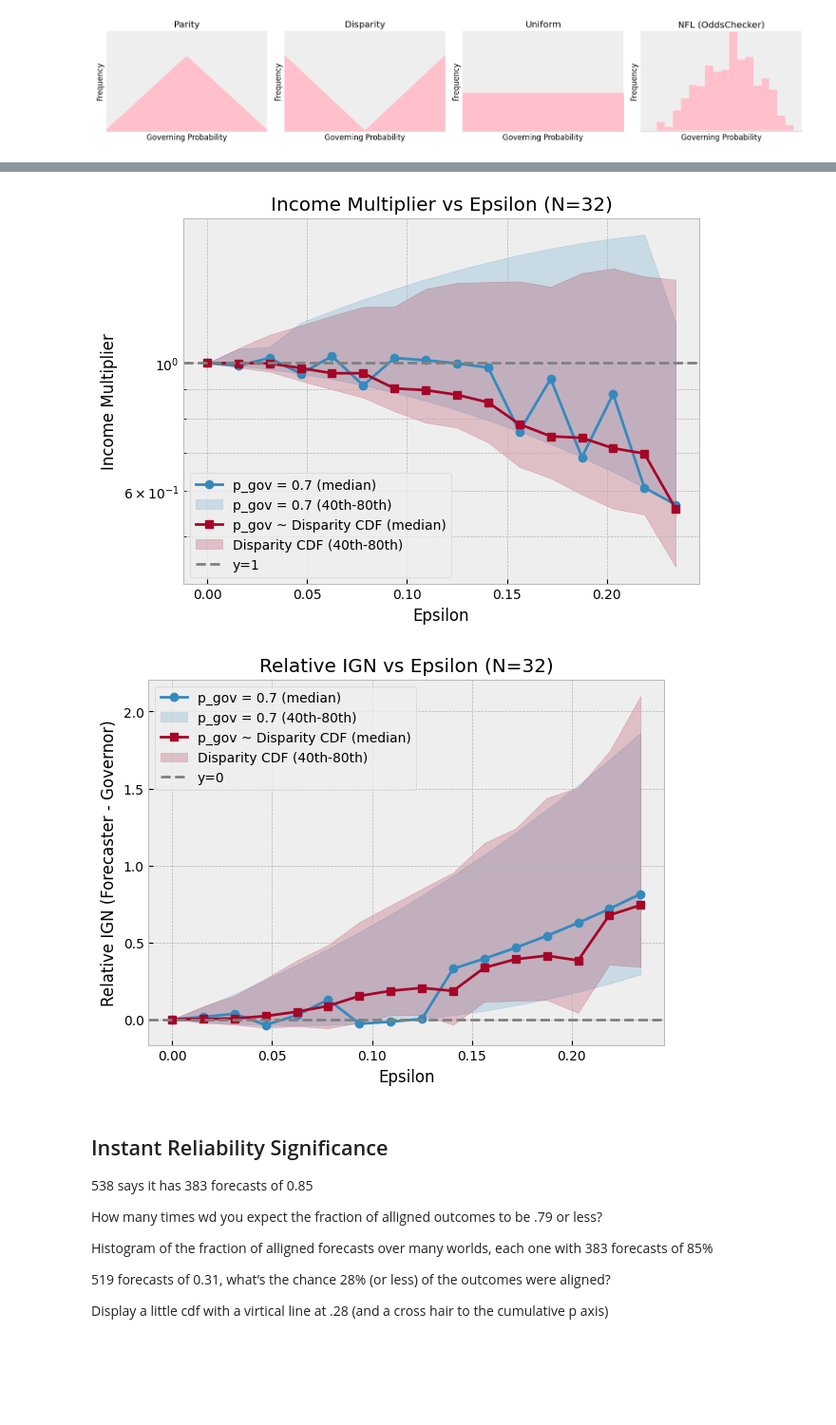
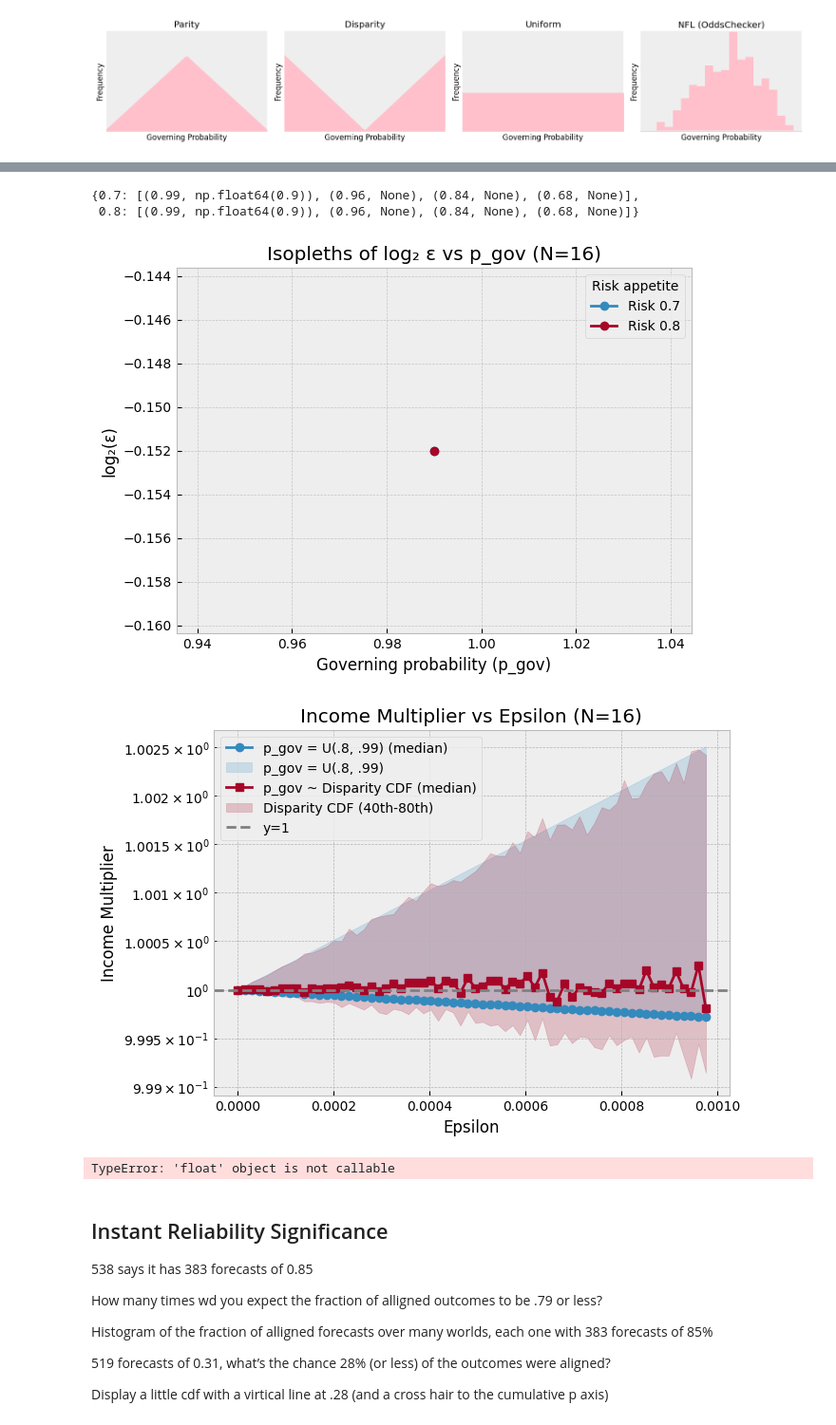
Before and after one commit to hickman-santini/local-proper, a Jupyter notebook: local_proper.ipynb, the cells around one changed output, grey strips where cells are left out. Shown at 95% size. Cells and saved outputs as stored; diff of their text form; code cells hidden in the pictures; blank space fills up the shorter version.

```diff
--- a/local_proper.ipynb
+++ b/local_proper.ipynb
@@ -602,0 +563,11 @@ Epsilon: 0.00391, Win rate: 0.43
+# %%
+output_lines = []
+for risk, vals in results_fast.items():
+    output_lines.append(f"Risk appetite: {risk}\n")
+    for p_gov, eps in vals:
+        eps_str = f"{eps:.4f}" if eps is not None else "None"
+        output_lines.append(f"  p_gov={p_gov:.2f} → eps*={eps_str}\n")
+    output_lines.append("")
+
+formatted_output = "".join(output_lines)
+print(formatted_output)
@@ -602,0 +585,14 @@ Epsilon: 0.00391, Win rate: 0.43
+# %%
+eps_values = np.linspace(0, 0.99, 128)
+p_gov = .96
+win_rates = []
+for eps in eps_values:
+    wins = np.sum([simulate_season_fast(16, eps, p_gov) for _ in range(4096)])  # more trials
+    win_rates.append(wins / 4096)
+
+plt.plot(eps_values, win_rates)
+plt.axhline(0.8, color='r', linestyle='--')
+plt.xlabel("Epsilon")
+plt.ylabel("Win rate")
+plt.title(f"Win rate vs epsilon (p_gov={p_gov}, N=16)")
+plt.show()
@@ -603,3 +601,28 @@ Epsilon: 0.00391, Win rate: 0.43
+# %%
+results_fast
+# %% [output]
+{0.7: [(0.99, np.float64(0.9)), (0.96, None), (0.84, None), (0.68, None)],
+ 0.8: [(0.99, np.float64(0.9)), (0.96, None), (0.84, None), (0.68, None)]}
+# %%
+
+# Prepare plot
+plt.figure(figsize=(7,5))
+
+# Plot each risk appetite as a line (isopleth) in log2 eps space
+for risk, pairs in results_fast.items():
+    p_gov_vals = [p for p, e in pairs]
+    log_eps_vals = [np.log2(e) if e is not None else np.nan for p, e in pairs]
+
+    plt.plot(p_gov_vals, log_eps_vals, marker='o', label=f"Risk {risk}")
+
+plt.xlabel("Governing probability (p_gov)")
+plt.ylabel("log₂(ε)")
+plt.title("Isopleths of log₂ ε vs p_gov (N=16)")
+plt.legend(title="Risk appetite")
+plt.grid(True, which="both", linestyle="--", alpha=0.7)
+plt.show()
+# %% [output]
+[figure, added]
 # %%
 """
 Median income multiplier (how much they make / how much p_gov would make) as a function of epsilon
@@ -608,7 +631,7 @@ This is how we choose epsilon - value that maximizes the median income.
 Now, also plot relative IGN (forecaster IGN - governor IGN) as a function of epsilon, using the same simulated data.
 """
 
-N = 32
+N = 16
 
 def simulate_season_metric(N, epsilon, p_gov_sampler, metric='income'):
     """
@@ -667,7 +690,7 @@ def median_income_multiplier(N=N, epsilon=0.1, p_gov_sampler=lambda: np.random.u
     else:
         return np.nanmedian(multipliers)
 
-def median_relative_ign(N=N, epsilon=0.1, p_gov_sampler=lambda: np.random.uniform(0, 1), M=1024, return_isopleths=False):
+def median_relative_ign(N=N, epsilon=0.1, p_gov_sampler=lambda: np.random.uniform(0, 1), M=2048, return_isopleths=False):
     """
     Simulate M seasons of N games each, with a given epsilon and p_gov_sampler.
     For each season, calculate the relative IGN (forecaster IGN - governor IGN).
@@ -687,7 +710,7 @@ def median_relative_ign(N=N, epsilon=0.1, p_gov_sampler=lambda: np.random.unifor
     else:
         return np.nanmedian(rel_igns)
 
-epsilons = np.arange(0, 1/4, 2**-6)
+epsilons = np.linspace(0, 1/1024, 64)
 
 # For p_gov = 0.7
 medians = []
@@ -724,8 +747,8 @@ for eps in epsilons:
     p80s_disparity.append(p80)
 
 plt.figure(figsize=(7, 5))
-plt.plot(epsilons, medians, marker='o', label="p_gov = 0.7 (median)")
-plt.fill_between(epsilons, p40s, p80s, color='C0', alpha=0.2, label="p_gov = 0.7 (40th-80th)")
+plt.plot(epsilons, medians, marker='o', label="p_gov = U(.8, .99) (median)")
+plt.fill_between(epsilons, p40s, p80s, color='C0', alpha=0.2, label="p_gov = U(.8, .99)")
 
 plt.plot(epsilons, medians_disparity, marker='s', label="p_gov ~ Disparity CDF (median)")
 plt.fill_between(epsilons, p40s_disparity, p80s_disparity, color='C1', alpha=0.2, label="Disparity CDF (40th-80th)")
@@ -748,44 +771,44 @@ if True:
         m, p40, p80 = median_relative_ign(
             N=N,
             epsilon=eps,
-            p_gov_sampler=lambda: 0.7,
+            p_gov_sampler=np.random.uniform(.8, .99),
             return_isopleths=True
         )
         medians_ign.append(m)
         p40s_ign.append(p40)
         p80s_ign.append(p80)
 
     medians_ign_disparity = []
     p40s_ign_disparity = []
     p80s_ign_disparity = []
     for eps in epsilons:
         m, p40, p80 = median_relative_ign(
             N=N,
             epsilon=eps,
             p_gov_sampler=disparity_cdf_sampler,
             return_isopleths=True
         )
         medians_ign_disparity.append(m)
         p40s_ign_disparity.append(p40)
         p80s_ign_disparity.append(p80)
 
     plt.figure(figsize=(7, 5))
-    plt.plot(epsilons, medians_ign, marker='o', label="p_gov = 0.7 (median)")
-    plt.fill_between(epsilons, p40s_ign, p80s_ign, color='C0', alpha=0.2, label="p_gov = 0.7 (40th-80th)")
+    plt.plot(epsilons, medians_ign, marker='o', label="p_gov = uniform(.8, .99) (median)")
+    plt.fill_between(epsilons, p40s_ign, p80s_ign, color='C0', alpha=0.2, label="p_gov = uniform(.8, .99) (40th-80th)")
 
     plt.plot(epsilons, medians_ign_disparity, marker='s', label="p_gov ~ Disparity CDF (median)")
     plt.fill_between(epsilons, p40s_ign_disparity, p80s_ign_disparity, color='C1', alpha=0.2, label="Disparity CDF (40th-80th)")
 
     plt.axhline(y=0, color='gray', linestyle='--', label='y=0')
     plt.xlabel("Epsilon")
     plt.ylabel("Relative IGN (Forecaster - Governor)")
     plt.title(f"Relative IGN vs Epsilon (N={N})")
     plt.grid(True, which='both', axis='y')
     plt.legend()
     plt.show()
 # %% [output]
-[figure, old version]
+[figure, new version]
-[figure, removed]
+TypeError: 'float' object is not callable
 # %%
 """Income multiplier p_gov (relative to p_for) vs epsilon (epsilons = np.arange(0, 1/4, 2**-6)
 one line for N=4 (black) and one for N=16 (red)"""
```
Also changed, not shown: parts of 34 cells of this notebook, 3 other files.
